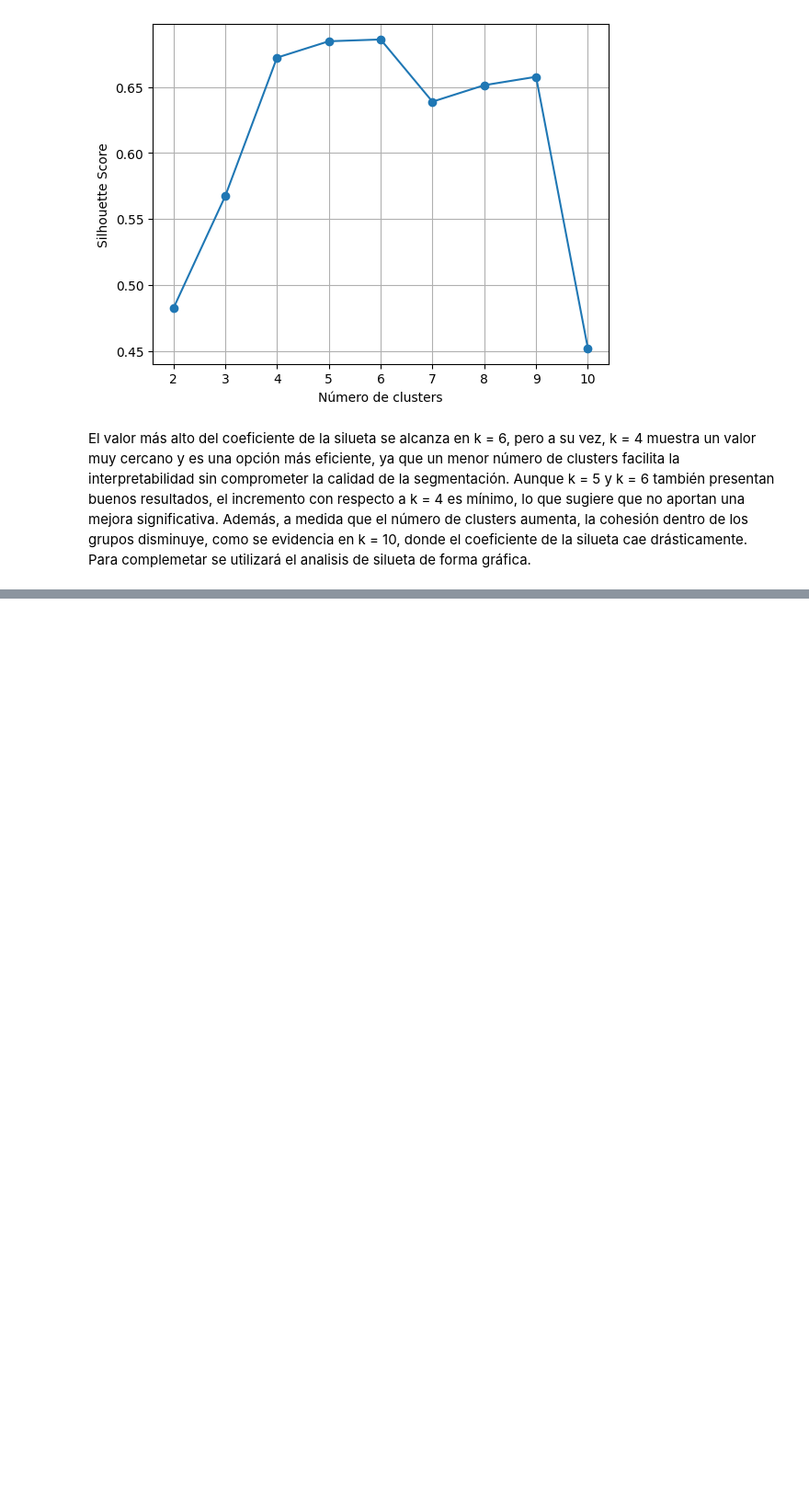
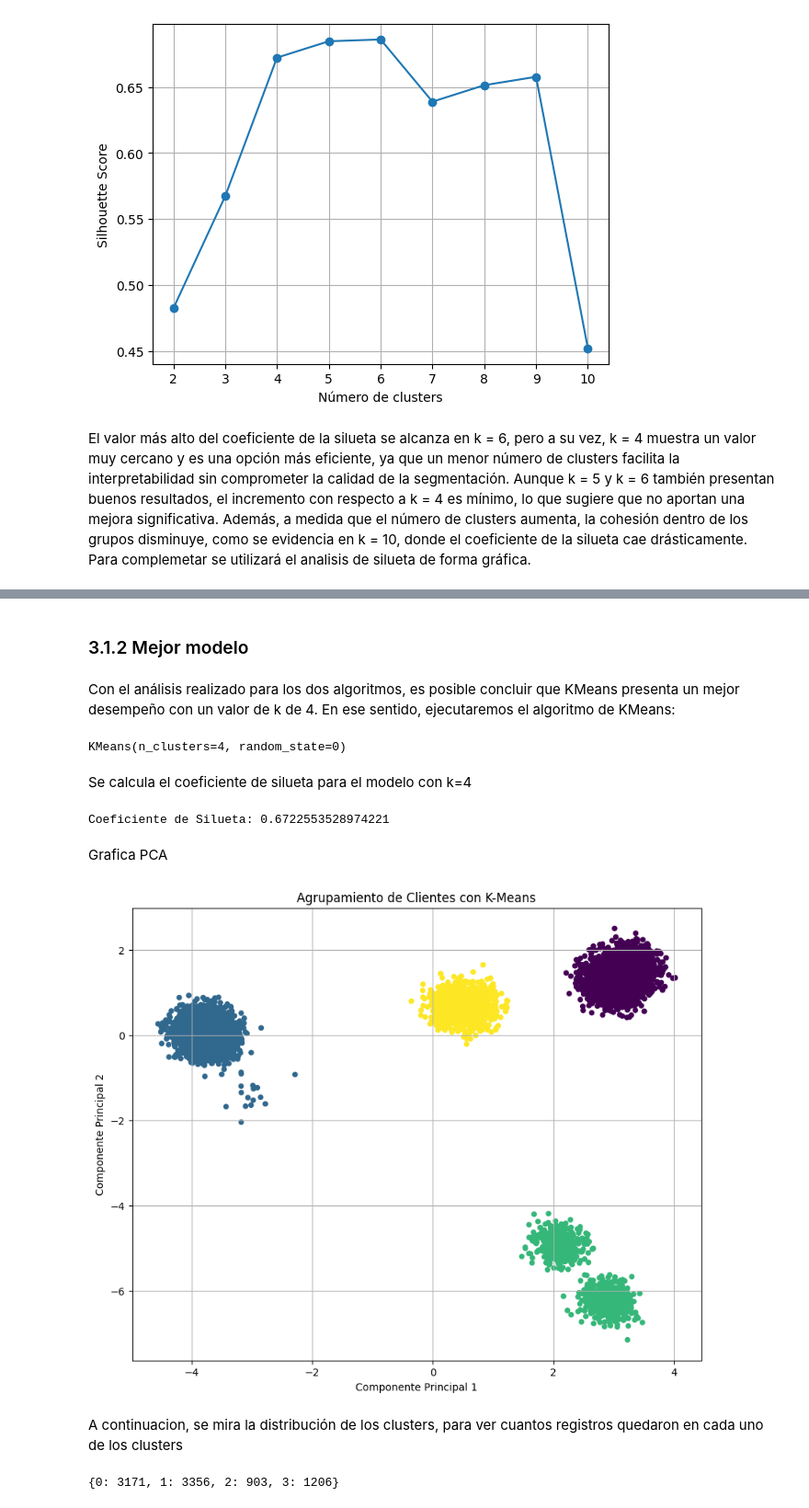
Before and after one commit to NataliaVillegasC/BI-Laboratorio2_Agrupacion, a Jupyter notebook: NataliaLab.ipynb, the cells around one changed output, grey strips where cells are left out. Shown at 92% size. Cells and saved outputs as stored; diff of their text form; code cells hidden in the pictures; blank space fills up the shorter version.

```diff
--- a/NataliaLab.ipynb
+++ b/NataliaLab.ipynb
@@ -592,0 +627,39 @@ def silhouette_analysis(X, model, k_min, k_max):
+# %% [markdown]
+### 3.1.2 Mejor modelo
+# %% [markdown]
+Con el análisis realizado para los dos algoritmos, es posible concluir que KMeans presenta un mejor desempeño con un valor de k de 4. En ese sentido, ejecutaremos el algoritmo de KMeans:
+# %%
+km_model = KMeans(n_clusters=4, n_init="auto", random_state=0)
+km_model.fit(df_scaled)
+# %% [output]
+KMeans(n_clusters=4, random_state=0)
+# %% [markdown]
+Se calcula el coeficiente de silueta para el modelo con k=4
+# %%
+clusters = km_model.predict(df_scaled)
+print(f"Coeficiente de Silueta: {silhouette_score(df_scaled, km_model.labels_)}")
+# %% [output]
+Coeficiente de Silueta: 0.6722553528974221
+# %% [markdown]
+Grafica PCA
+# %%
+pca = PCA(n_components=2)
+clients_pca = pca.fit_transform(df_scaled)
+plt.figure(figsize=(10, 8))
+plt.scatter(clients_pca[:, 0], clients_pca[:, 1], c=clusters, cmap='viridis', s=20)
+plt.xlabel('Componente Principal 1')
+plt.ylabel('Componente Principal 2')
+plt.title('Agrupamiento de Clientes con K-Means')
+plt.grid(True)
+plt.show()
+# %% [output]
+[figure, added]
+# %% [markdown]
+A continuacion, se mira la distribución de los clusters, para ver cuantos registros quedaron en cada uno de los clusters
+# %%
+labels = km_model.labels_
+indexes, values = np.unique(labels, return_counts=True)
+
+{indexes[i]: values[i] for i in range(len(indexes))}
+# %% [output]
+{0: 3171, 1: 3356, 2: 903, 3: 1206}
```
Also changed, not shown: parts of 7 cells of this notebook.
